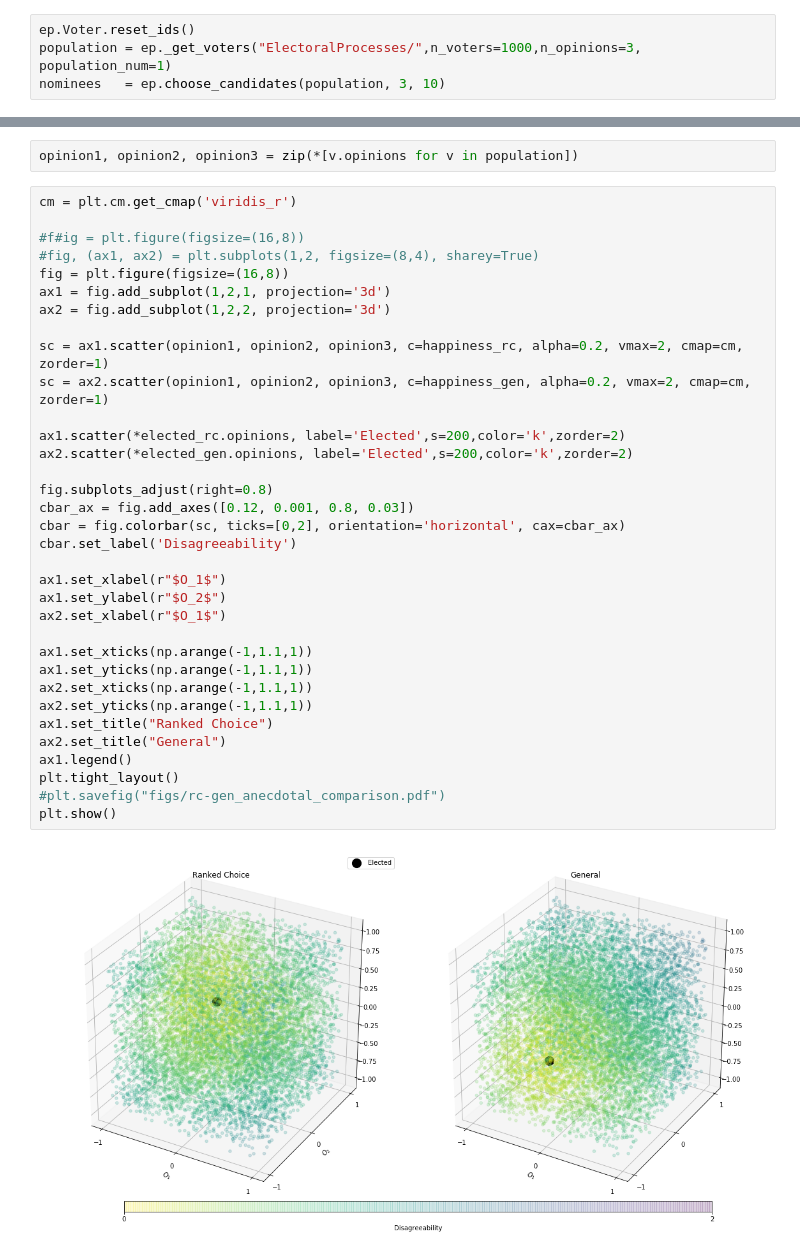
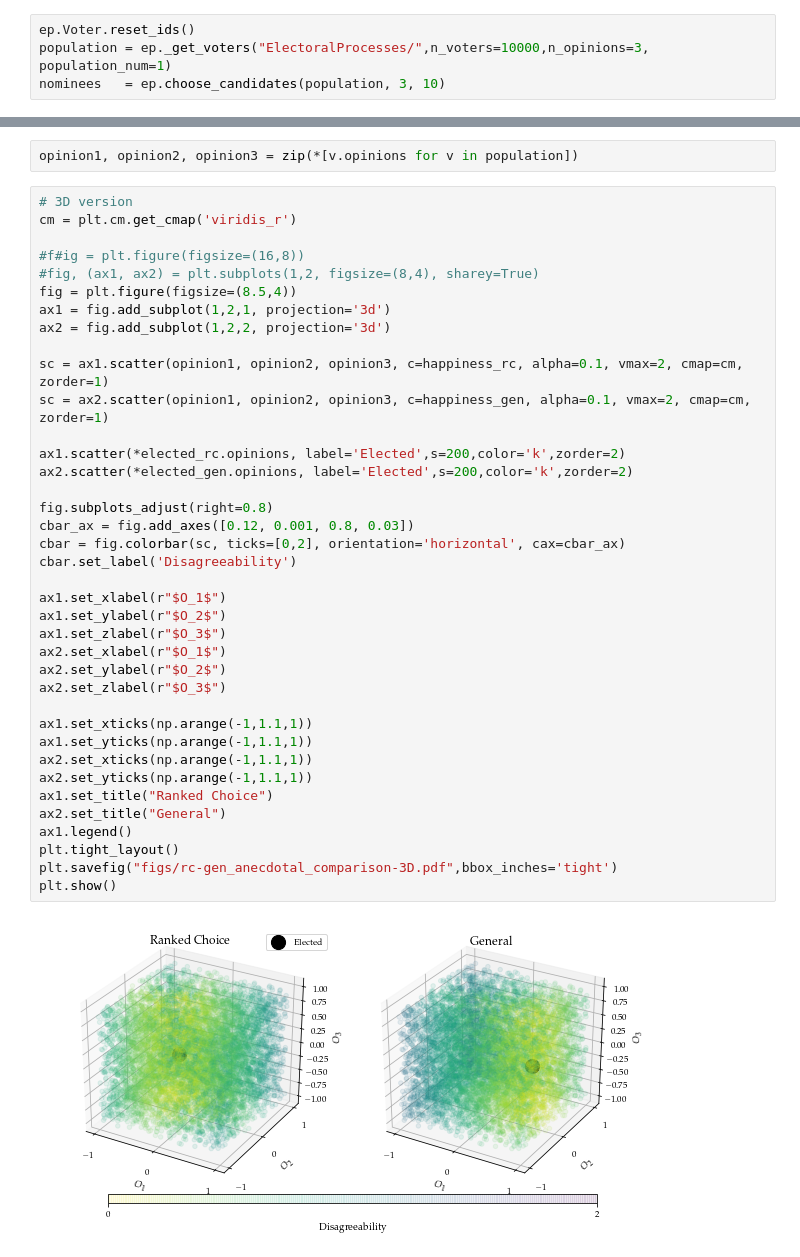
Before and after one commit to danielberenberg/modeling-cplx-sys, a Jupyter notebook: final_project/src/insights.ipynb, the cells around one changed output, grey strips where cells are left out. Cells and saved outputs as stored; diff of their text form.

```diff
--- a/final_project/src/insights.ipynb
+++ b/final_project/src/insights.ipynb
@@ -11,6 +73,6 @@ ep.choose_candidates?
 # %%
 ep.Voter.reset_ids()
-population = ep._get_voters("ElectoralProcesses/",n_voters=1000,n_opinions=3, population_num=1)
+population = ep._get_voters("ElectoralProcesses/",n_voters=10000,n_opinions=3, population_num=1)
 nominees   = ep.choose_candidates(population, 3, 10)
 # %%
 elected_gen = ep.general_election(population, nominees)
@@ -34,38 +96,42 @@ plt.show()
 # %%
 opinion1, opinion2, opinion3 = zip(*[v.opinions for v in population])
 # %%
+# 3D version
 cm = plt.cm.get_cmap('viridis_r')
 
 #f#ig = plt.figure(figsize=(16,8))
 #fig, (ax1, ax2) = plt.subplots(1,2, figsize=(8,4), sharey=True)
-fig = plt.figure(figsize=(16,8))
+fig = plt.figure(figsize=(8.5,4))
 ax1 = fig.add_subplot(1,2,1, projection='3d')
 ax2 = fig.add_subplot(1,2,2, projection='3d')
 
-sc = ax1.scatter(opinion1, opinion2, opinion3, c=happiness_rc, alpha=0.2, vmax=2, cmap=cm, zorder=1)
-sc = ax2.scatter(opinion1, opinion2, opinion3, c=happiness_gen, alpha=0.2, vmax=2, cmap=cm, zorder=1)
+sc = ax1.scatter(opinion1, opinion2, opinion3, c=happiness_rc, alpha=0.1, vmax=2, cmap=cm, zorder=1)
+sc = ax2.scatter(opinion1, opinion2, opinion3, c=happiness_gen, alpha=0.1, vmax=2, cmap=cm, zorder=1)
 
 ax1.scatter(*elected_rc.opinions, label='Elected',s=200,color='k',zorder=2)
 ax2.scatter(*elected_gen.opinions, label='Elected',s=200,color='k',zorder=2)
 
 fig.subplots_adjust(right=0.8)
 cbar_ax = fig.add_axes([0.12, 0.001, 0.8, 0.03])
 cbar = fig.colorbar(sc, ticks=[0,2], orientation='horizontal', cax=cbar_ax)
 cbar.set_label('Disagreeability')
 
 ax1.set_xlabel(r"$O_1$")
 ax1.set_ylabel(r"$O_2$")
+ax1.set_zlabel(r"$O_3$")
 ax2.set_xlabel(r"$O_1$")
+ax2.set_ylabel(r"$O_2$")
+ax2.set_zlabel(r"$O_3$")
 
 ax1.set_xticks(np.arange(-1,1.1,1))
 ax1.set_yticks(np.arange(-1,1.1,1))
 ax2.set_xticks(np.arange(-1,1.1,1))
 ax2.set_yticks(np.arange(-1,1.1,1))
 ax1.set_title("Ranked Choice")
 ax2.set_title("General")
 ax1.legend()
 plt.tight_layout()
-#plt.savefig("figs/rc-gen_anecdotal_comparison.pdf")
+plt.savefig("figs/rc-gen_anecdotal_comparison-3D.pdf",bbox_inches='tight')
 plt.show()
 # %% [output]
-[figure, old version]
+[figure, new version]
```
Also changed, not shown: parts of 17 cells of this notebook, 4 other files.
